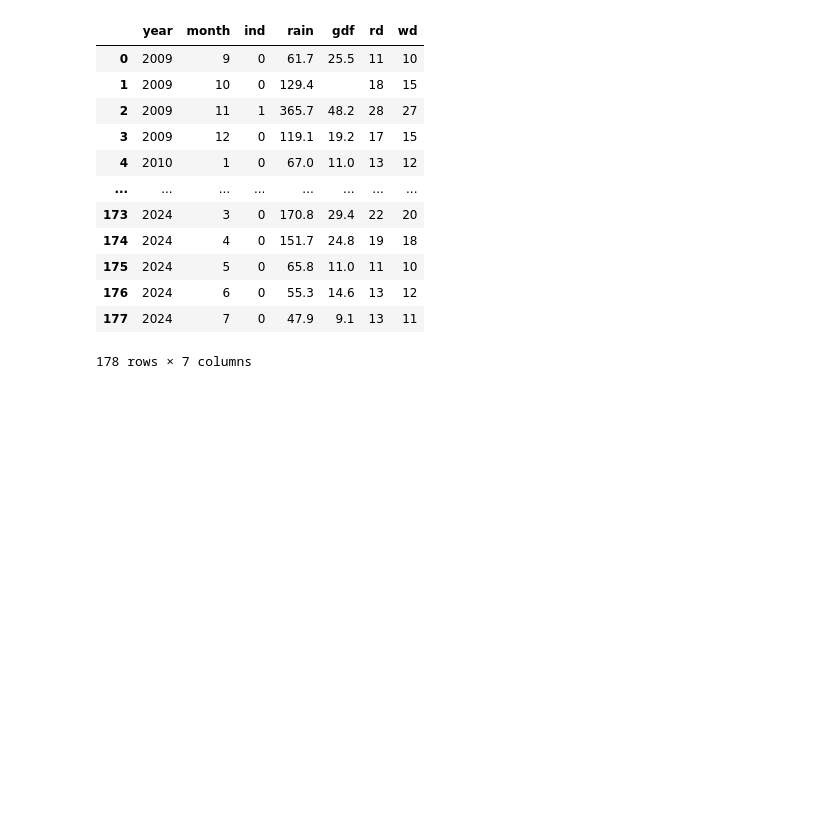
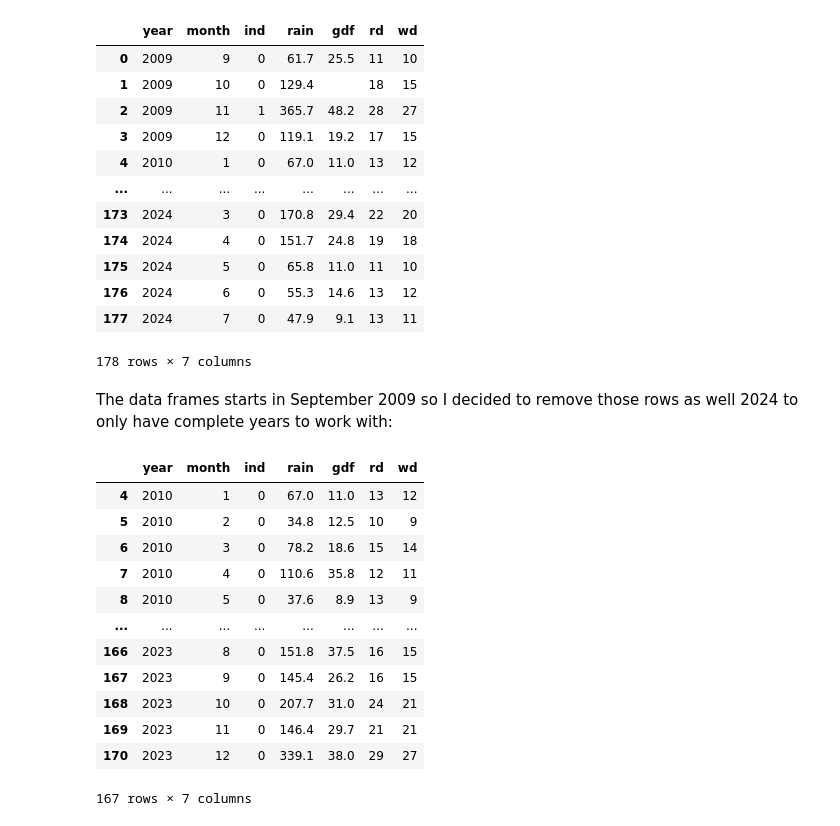
Before and after one commit to MattiDoubleU/PFDA, a Jupyter notebook: Project/Project2024.ipynb, the cells around one changed output. Cells and saved outputs as stored; diff of their text form; code cells hidden in the pictures; blank space fills up the shorter version.

Commit message:
Getting started with project

```diff
--- a/Project/Project2024.ipynb
+++ b/Project/Project2024.ipynb
@@ -37,3 +37,23 @@ df
 | 176 | 2024 | 6 | 0 | 55.3 | 14.6 | 13 | 12 |
 | 177 | 2024 | 7 | 0 | 47.9 | 9.1 | 13 | 11 |
 178 rows × 7 columns
+# %% [markdown]
+The data frames starts in September 2009 so I decided to remove those rows as well 2024 to only have complete years to work with:
+# %%
+df = df[~df['year'].isin([2009, 2024])]
+
+df
+# %% [output]
+|  | year | month | ind | rain | gdf | rd | wd |
+| 4 | 2010 | 1 | 0 | 67.0 | 11.0 | 13 | 12 |
+| 5 | 2010 | 2 | 0 | 34.8 | 12.5 | 10 | 9 |
+| 6 | 2010 | 3 | 0 | 78.2 | 18.6 | 15 | 14 |
+| 7 | 2010 | 4 | 0 | 110.6 | 35.8 | 12 | 11 |
+| 8 | 2010 | 5 | 0 | 37.6 | 8.9 | 13 | 9 |
+| ... | ... | ... | ... | ... | ... | ... | ... |
+| 166 | 2023 | 8 | 0 | 151.8 | 37.5 | 16 | 15 |
+| 167 | 2023 | 9 | 0 | 145.4 | 26.2 | 16 | 15 |
+| 168 | 2023 | 10 | 0 | 207.7 | 31.0 | 24 | 21 |
+| 169 | 2023 | 11 | 0 | 146.4 | 29.7 | 21 | 21 |
+| 170 | 2023 | 12 | 0 | 339.1 | 38.0 | 29 | 27 |
+167 rows × 7 columns
```
Also changed, not shown: parts of 3 cells of this notebook.
